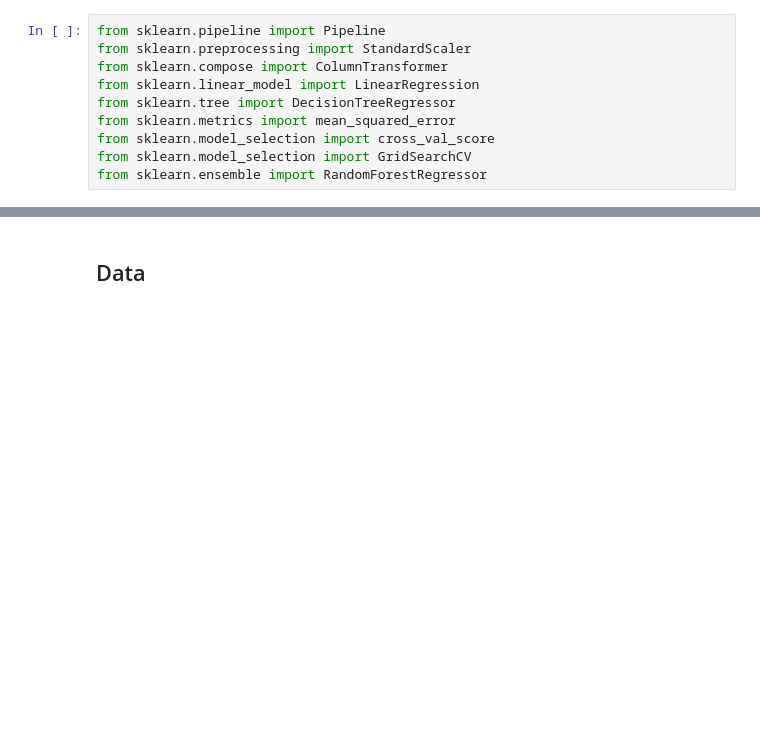
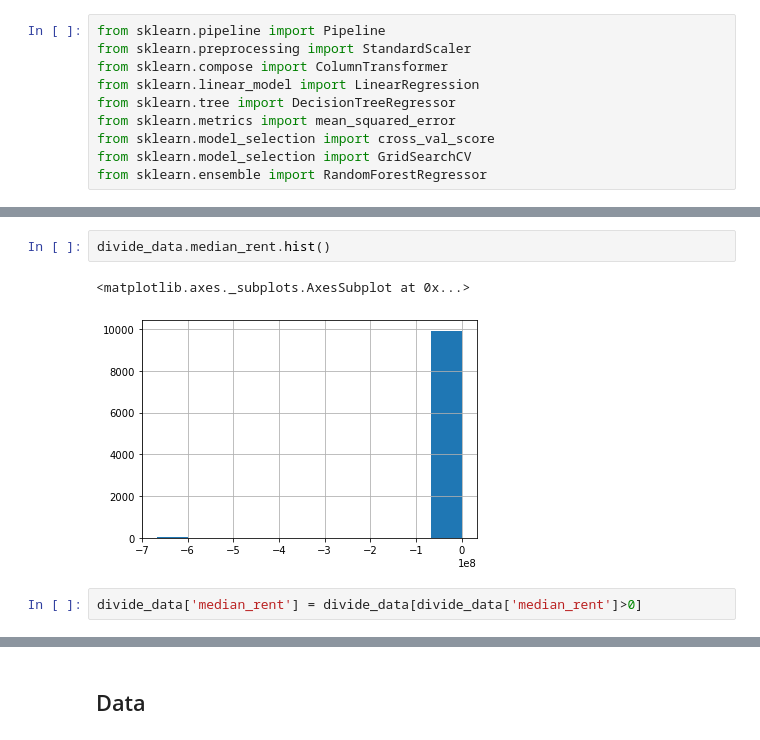
Before and after one commit to anewt225/Decoding-the-Digital-Divide, a Jupyter notebook: notebooks/model_new.ipynb, the cells around one changed output, grey strips where cells are left out. Drawn from its saved outputs; the diff is of its cells as text; blank space fills up the shorter version.

```diff
--- a/notebooks/model_new.ipynb
+++ b/notebooks/model_new.ipynb
@@ -26,0 +96,7 @@ from sklearn.ensemble import RandomForestRegressor
+# %%
+divide_data.median_rent.hist()
+# %% [output]
+<matplotlib.axes._subplots.AxesSubplot at 0x...>
+[figure, added]
+# %%
+divide_data['median_rent'] = divide_data[divide_data['median_rent']>0]
```
Also changed, not shown: parts of 28 cells of this notebook, 10 other files.
